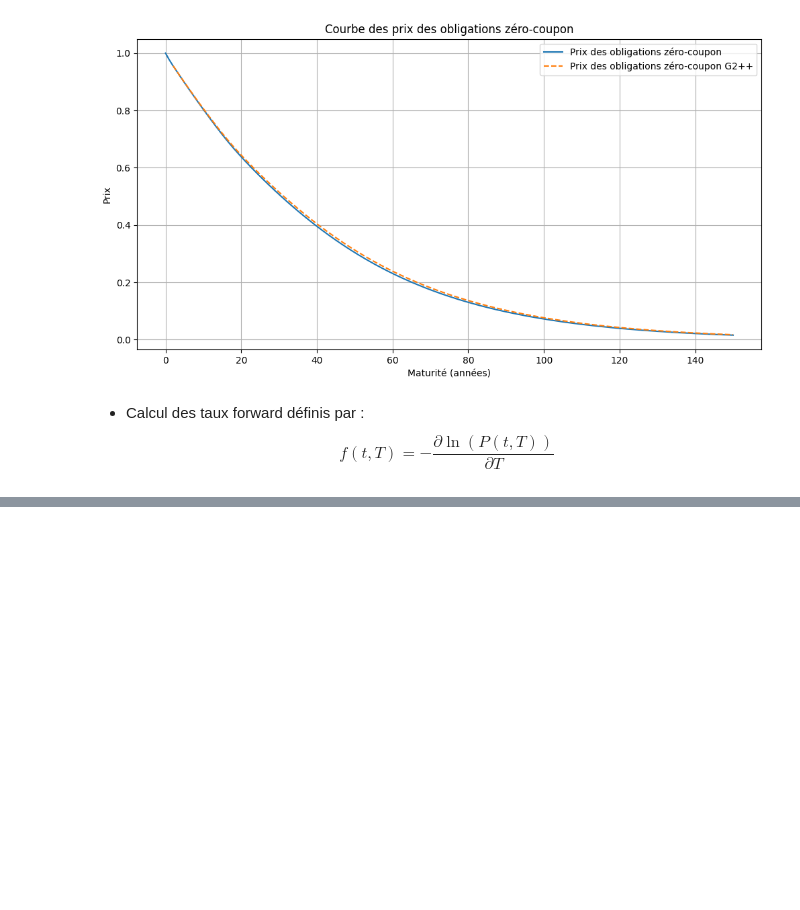
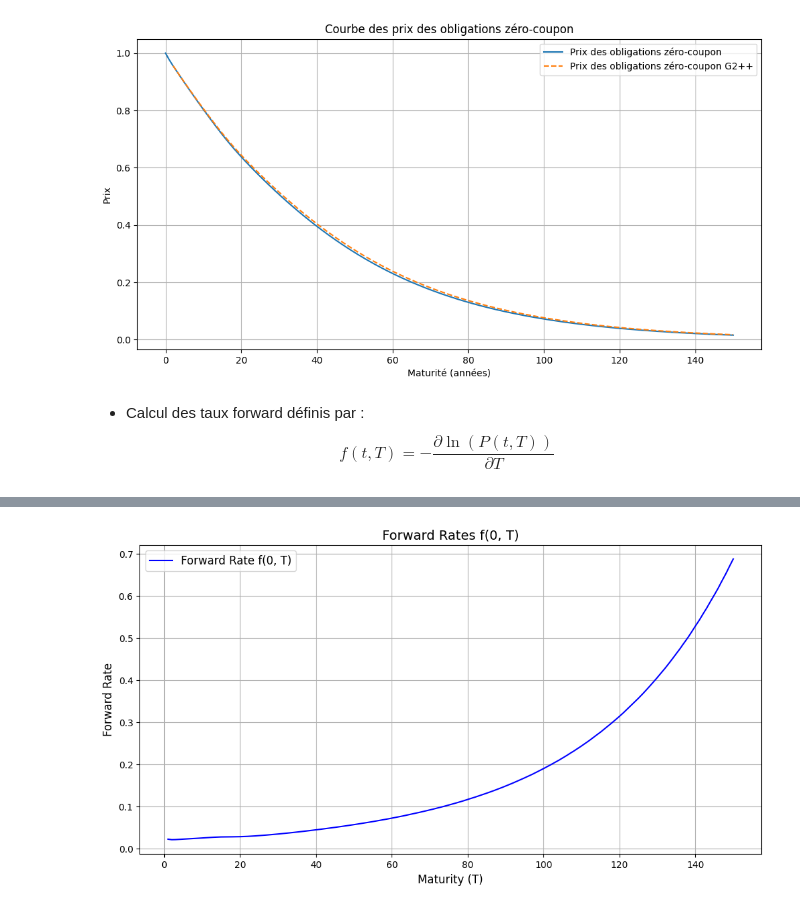
Before and after one commit to massine-djn/StatApp_GSE, a Jupyter notebook: notebook_copy.ipynb, the cells around one changed output, grey strips where cells are left out. Saved outputs shown, nothing was run; the diff lists cells and outputs as text; code cells hidden in the pictures; blank space fills up the shorter version.

```diff
--- a/notebook_copy.ipynb
+++ b/notebook_copy.ipynb
@@ -493,0 +490,18 @@ plt.show()
+# %%
+# Define the range of maturities
+maturities = np.arange(1, 151)
+
+# Compute forward rates for each maturity
+forward_rates = [compute_forward_rate(0, T) for T in maturities]
+
+# Plot the forward rates
+plt.figure(figsize=(12, 6))
+plt.plot(maturities, forward_rates, label='Forward Rate f(0, T)', color='blue')
+plt.xlabel('Maturity (T)', fontsize=12)
+plt.ylabel('Forward Rate', fontsize=12)
+plt.title('Forward Rates f(0, T)', fontsize=14)
+plt.legend(fontsize=12)
+plt.grid(True)
+plt.show()
+# %% [output]
+[figure, added]
```
Also changed, not shown: parts of 1 cell of this notebook.
